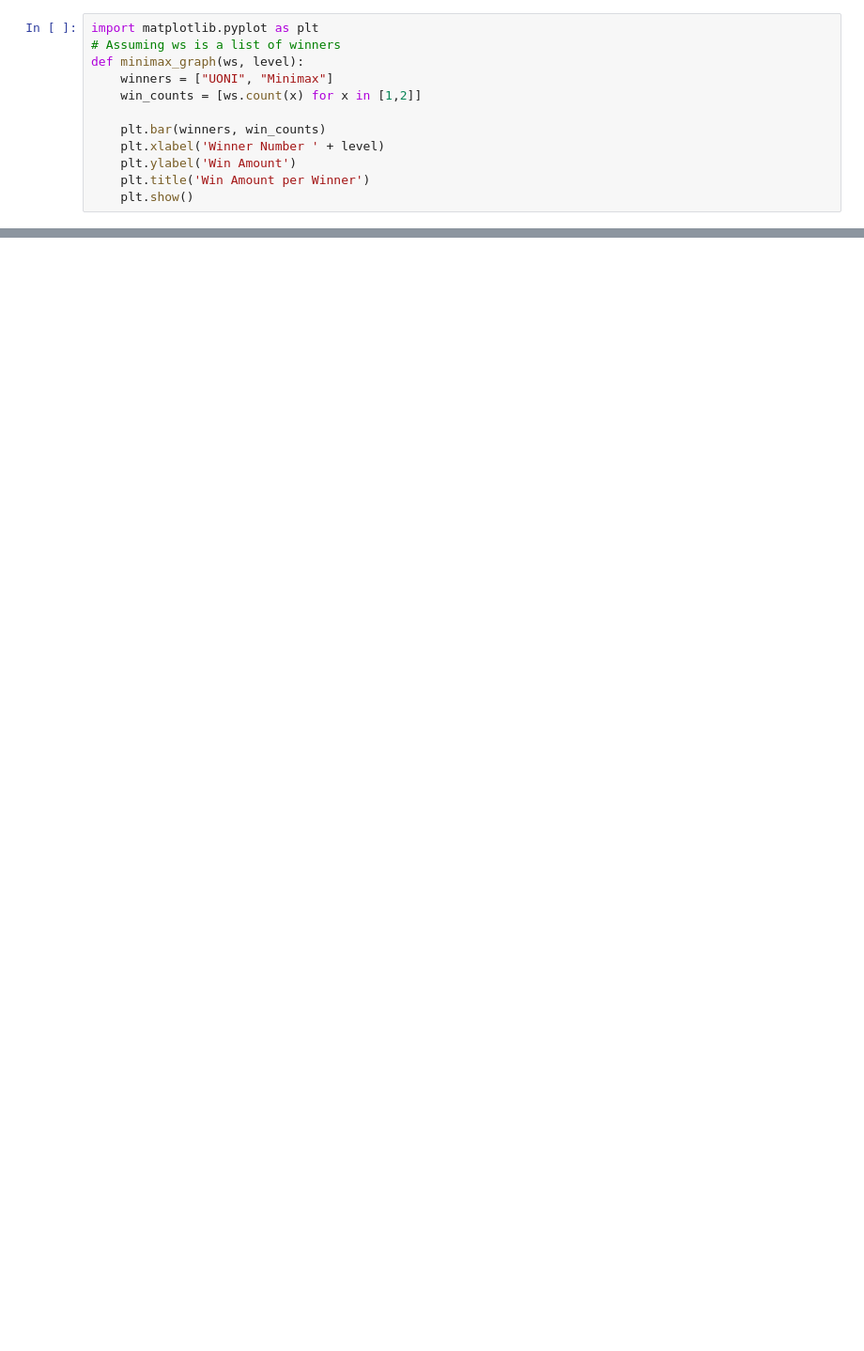
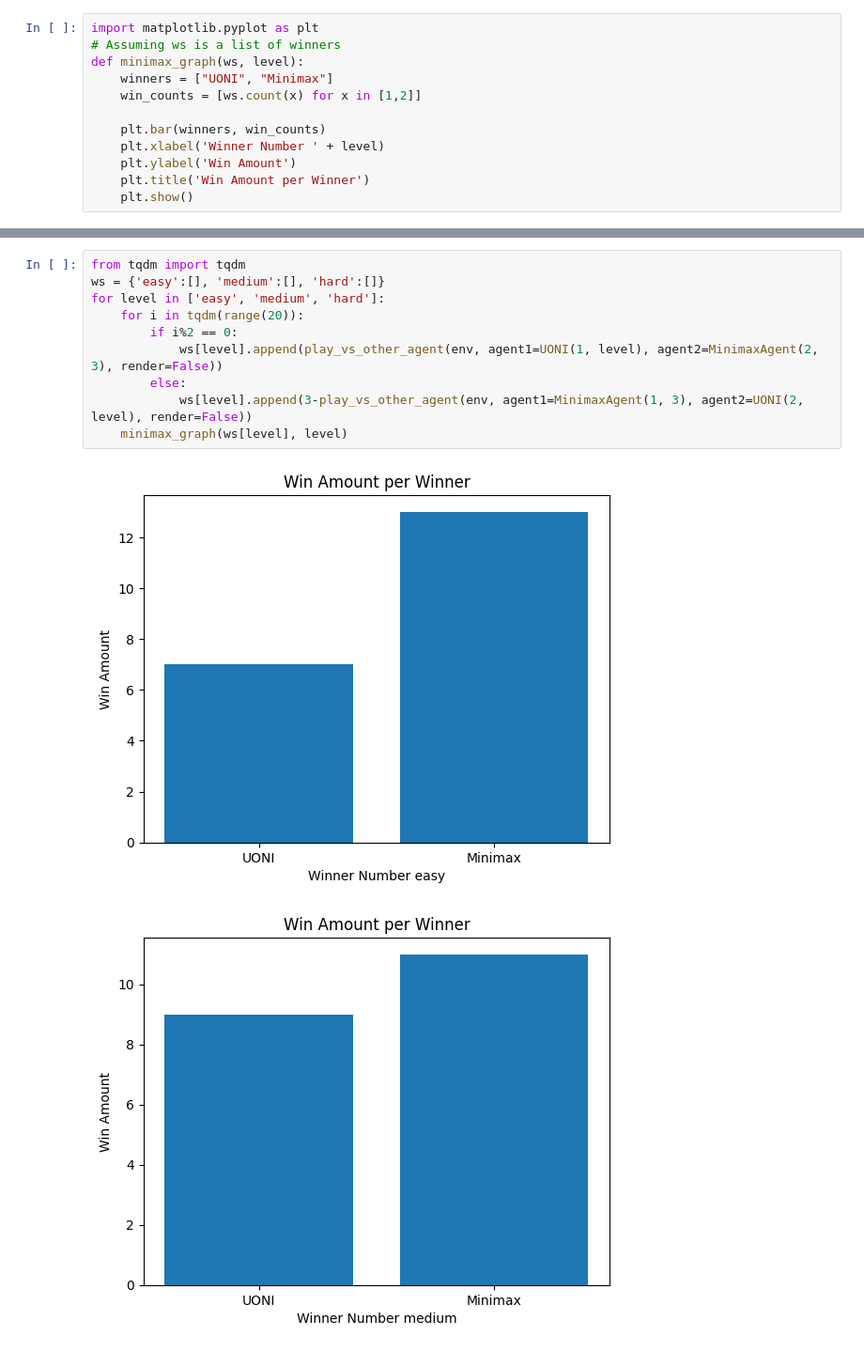
Before and after one commit to JosefinaFerrari/Obligatorio-IA, a Jupyter notebook: CoinGame/coin_game.ipynb, the cells around one changed output, grey strips where cells are left out. Shown: that part at 94% size. Saved outputs shown, nothing was run; the diff lists cells and outputs as text; blank space fills up the shorter version.

```diff
--- a/CoinGame/coin_game.ipynb
+++ b/CoinGame/coin_game.ipynb
@@ -117,0 +136,13 @@ Expectimax
+# %%
+from tqdm import tqdm
+ws = {'easy':[], 'medium':[], 'hard':[]}
+for level in ['easy', 'medium', 'hard']:
+    for i in tqdm(range(20)):
+        if i%2 == 0:
+            ws[level].append(play_vs_other_agent(env, agent1=UONI(1, level), agent2=MinimaxAgent(2, 3), render=False))
+        else:
+            ws[level].append(3-play_vs_other_agent(env, agent1=MinimaxAgent(1, 3), agent2=UONI(2, level), render=False))
+    minimax_graph(ws[level], level)
+# %% [output]
+[figure, added]
+[figure, added]
```
Also changed, not shown: parts of 15 cells of this notebook, 3 other files.
